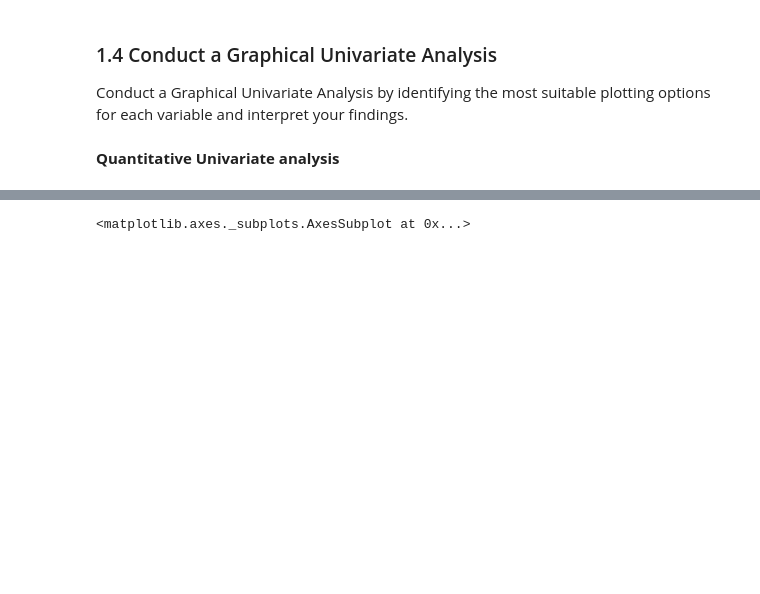
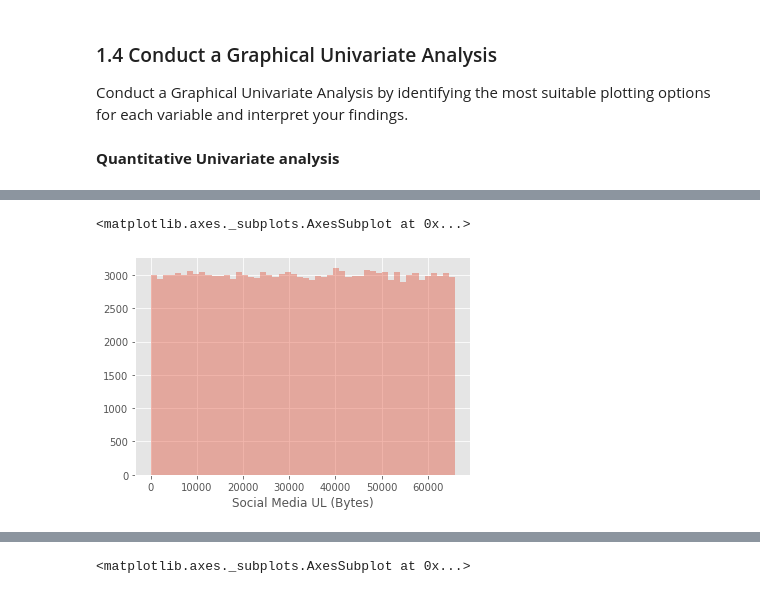
Before and after one commit to andyalex234/Telecom_User_Analytics, a Jupyter notebook: notebooks/user_overview_analysis.ipynb, the cells around one changed output, grey strips where cells are left out. Cells and saved outputs as stored; diff of their text form; code cells hidden in the pictures; blank space fills up the shorter version.

```diff
--- a/notebooks/user_overview_analysis.ipynb
+++ b/notebooks/user_overview_analysis.ipynb
@@ -489,0 +507,5 @@ array([[<matplotlib.axes._subplots.AxesSubplot object at 0x...>,
+# %%
+sns.distplot(df['Social Media UL (Bytes)'], kde=False)
+# %% [output]
+<matplotlib.axes._subplots.AxesSubplot at 0x...>
+[figure, added]
```
Also changed, not shown: parts of 21 cells of this notebook, 18 other files.
